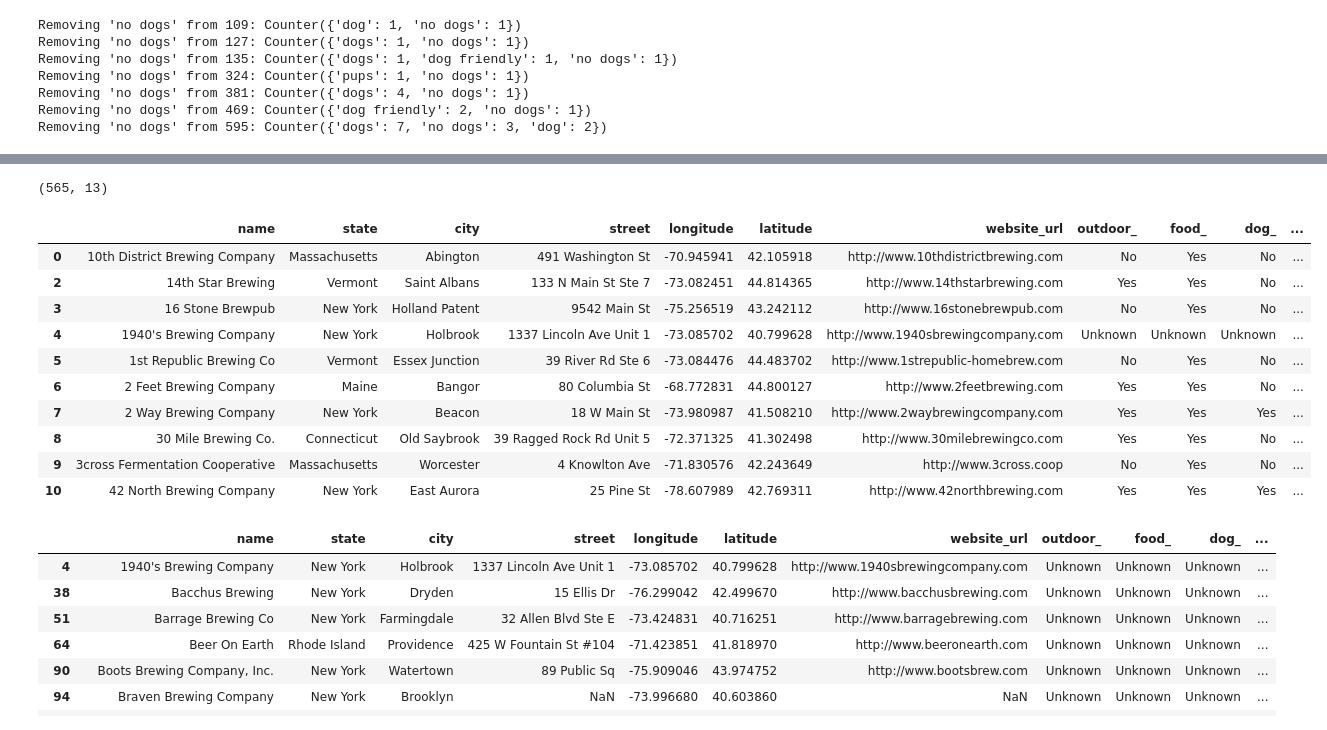
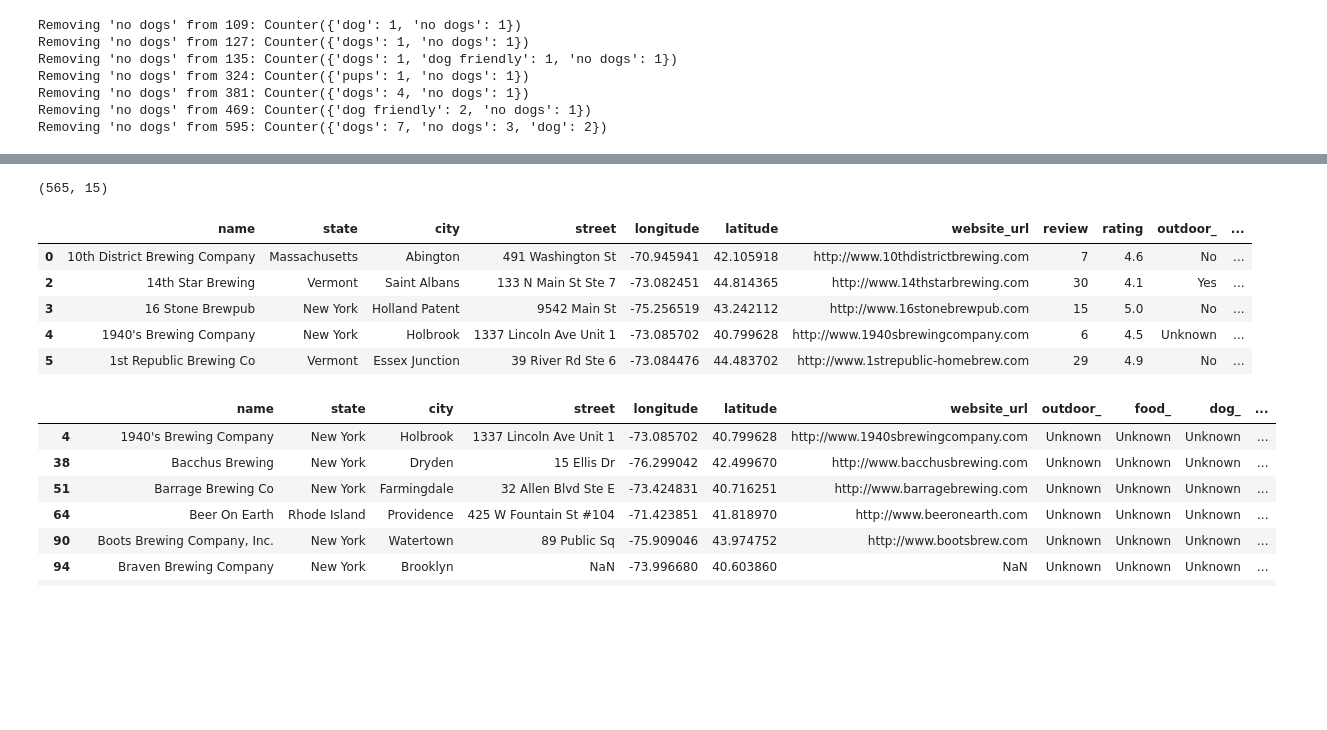
Before and after one commit to data-sandbox/nlp-brewer-finder, a Jupyter notebook: notebooks/04_Run_NLP_model.ipynb, the cells around one changed output, grey strips where cells are left out. Drawn from its saved outputs; the diff is of its cells as text; code cells hidden in the pictures; blank space fills up the shorter version.

Commit message:
Add average rating and review count to app
Also add 'you are here' pin to improve navigation visualization

```diff
--- a/notebooks/04_Run_NLP_model.ipynb
+++ b/notebooks/04_Run_NLP_model.ipynb
@@ -98,10 +98,12 @@ columns = ['name', 'state', 'city', 'street', 'longitude', 'latitude', 'website_
 for column in columns:
     aggregate[column] = 'max'
 aggregate['review'] = 'count'
+aggregate['rating'] = 'mean'
 # add labels to agg function
 for label in labels:
     aggregate[label] = 'sum'
 brewery_features = reviews_df.groupby(by='obdb_id').agg(aggregate).reset_index()
+brewery_features['rating'] = brewery_features['rating'].map('{:.1f}'.format)
 print(brewery_features.shape)
 brewery_features.tail(2)
 # %% [output]
@@ -212,21 +214,16 @@ inspect.tail(10)
 # %%
 # Generate lighter dataframe for app deployment
-breweries_app = brewery_features.drop(['obdb_id', 'review'], axis=1).drop(labels, axis=1)
+breweries_app = brewery_features.drop(['obdb_id'], axis=1).drop(labels, axis=1)
 print(breweries_app.shape)
-breweries_app.head(10)
+breweries_app.head(5)
 # %% [output]
-(565, 13)
+(565, 15)
-|  | name | state | city | street | longitude | latitude | website_url | outdoor_ | food_ | dog_ | ... |
-| 0 | 10th District Brewing Company | Massachusetts | Abington | 491 Washington St | -70.945941 | 42.105918 | http://www.10thdistrictbrewing.com | No | Yes | No | ... |
-| 2 | 14th Star Brewing | Vermont | Saint Albans | 133 N Main St Ste 7 | -73.082451 | 44.814365 | http://www.14thstarbrewing.com | Yes | Yes | No | ... |
-| 3 | 16 Stone Brewpub | New York | Holland Patent | 9542 Main St | -75.256519 | 43.242112 | http://www.16stonebrewpub.com | No | Yes | No | ... |
-| 4 | 1940's Brewing Company | New York | Holbrook | 1337 Lincoln Ave Unit 1 | -73.085702 | 40.799628 | http://www.1940sbrewingcompany.com | Unknown | Unknown | Unknown | ... |
-| 5 | 1st Republic Brewing Co | Vermont | Essex Junction | 39 River Rd Ste 6 | -73.084476 | 44.483702 | http://www.1strepublic-homebrew.com | No | Yes | No | ... |
-| 6 | 2 Feet Brewing Company | Maine | Bangor | 80 Columbia St | -68.772831 | 44.800127 | http://www.2feetbrewing.com | Yes | Yes | No | ... |
-| 7 | 2 Way Brewing Company | New York | Beacon | 18 W Main St | -73.980987 | 41.508210 | http://www.2waybrewingcompany.com | Yes | Yes | Yes | ... |
-| 8 | 30 Mile Brewing Co. | Connecticut | Old Saybrook | 39 Ragged Rock Rd Unit 5 | -72.371325 | 41.302498 | http://www.30milebrewingco.com | Yes | Yes | No | ... |
-| 9 | 3cross Fermentation Cooperative | Massachusetts | Worcester | 4 Knowlton Ave | -71.830576 | 42.243649 | http://www.3cross.coop | No | Yes | No | ... |
-| 10 | 42 North Brewing Company | New York | East Aurora | 25 Pine St | -78.607989 | 42.769311 | http://www.42northbrewing.com | Yes | Yes | Yes | ... |
+|  | name | state | city | street | longitude | latitude | website_url | review | rating | outdoor_ | ... |
+| 0 | 10th District Brewing Company | Massachusetts | Abington | 491 Washington St | -70.945941 | 42.105918 | http://www.10thdistrictbrewing.com | 7 | 4.6 | No | ... |
+| 2 | 14th Star Brewing | Vermont | Saint Albans | 133 N Main St Ste 7 | -73.082451 | 44.814365 | http://www.14thstarbrewing.com | 30 | 4.1 | Yes | ... |
+| 3 | 16 Stone Brewpub | New York | Holland Patent | 9542 Main St | -75.256519 | 43.242112 | http://www.16stonebrewpub.com | 15 | 5.0 | No | ... |
+| 4 | 1940's Brewing Company | New York | Holbrook | 1337 Lincoln Ave Unit 1 | -73.085702 | 40.799628 | http://www.1940sbrewingcompany.com | 6 | 4.5 | Unknown | ... |
+| 5 | 1st Republic Brewing Co | Vermont | Essex Junction | 39 River Rd Ste 6 | -73.084476 | 44.483702 | http://www.1strepublic-homebrew.com | 29 | 4.9 | No | ... |
 # %%
 # Inspect examples with 'Unknown' filter values
 inspect = breweries_app.query("food_ == 'Unknown'")
```
Also changed, not shown: parts of 4 cells of this notebook, 2 other files.
